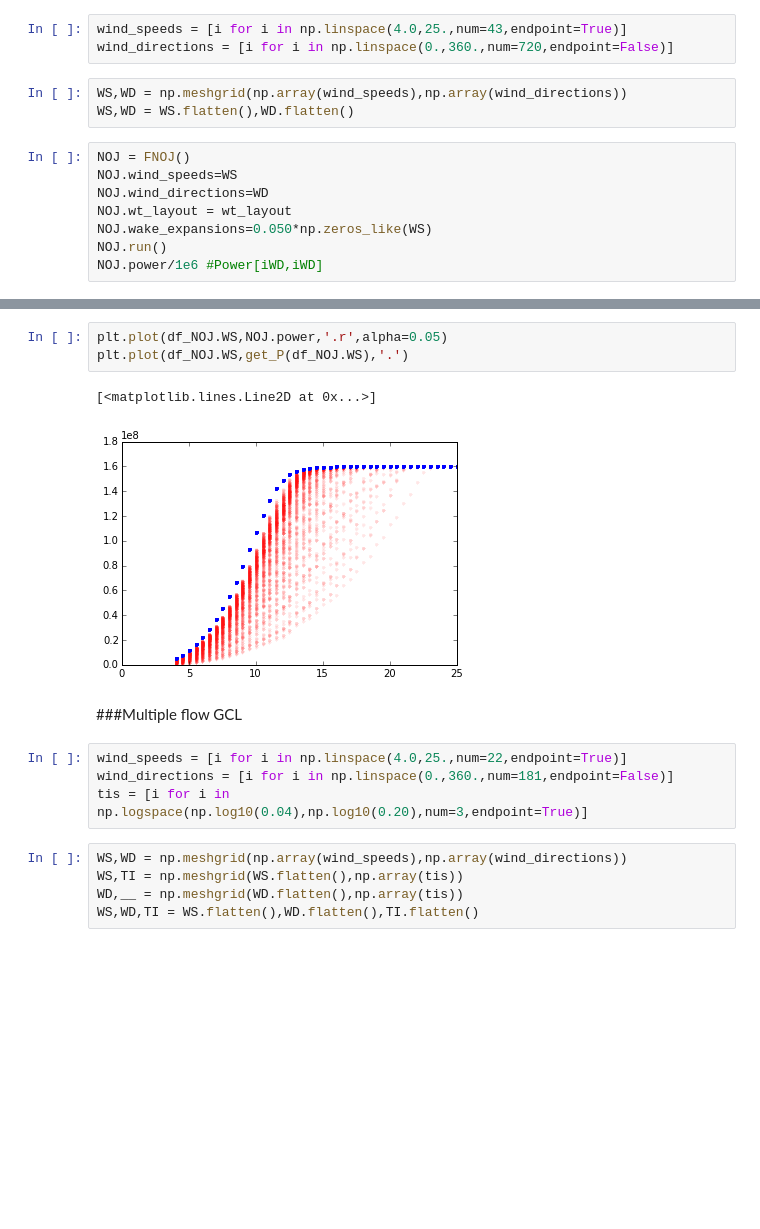
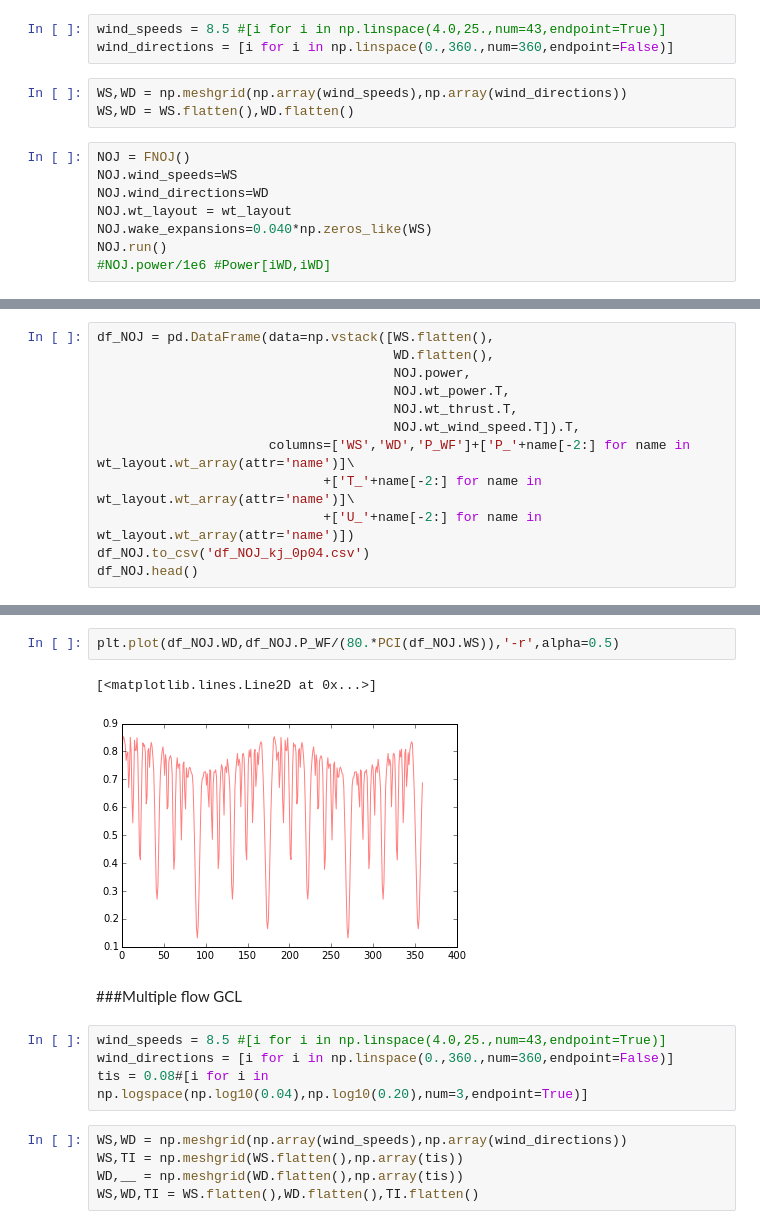
Before and after one commit to FUSED-Wind/FUSED-Wake, a Jupyter notebook: FortranWake/unittests/Example.ipynb, the cells around one changed output, grey strips where cells are left out. Saved outputs shown, nothing was run; the diff lists cells and outputs as text; blank space fills up the shorter version.

Commit message:
fixed bug with stored thrust forces and local hub height wind speeds

```diff
--- a/FortranWake/unittests/Example.ipynb
+++ b/FortranWake/unittests/Example.ipynb
@@ -169,8 +178,8 @@ print
 # %% [markdown]
 ###Multiple flow NOJ
 # %%
-wind_speeds = [i for i in np.linspace(4.0,25.,num=43,endpoint=True)]
-wind_directions = [i for i in np.linspace(0.,360.,num=720,endpoint=False)]
+wind_speeds = 8.5 #[i for i in np.linspace(4.0,25.,num=43,endpoint=True)]
+wind_directions = [i for i in np.linspace(0.,360.,num=360,endpoint=False)]
 # %%
 WS,WD = np.meshgrid(np.array(wind_speeds),np.array(wind_directions))
 WS,WD = WS.flatten(),WD.flatten()
@@ -179,6 +188,6 @@ NOJ = FNOJ()
 NOJ.wind_speeds=WS
 NOJ.wind_directions=WD
 NOJ.wt_layout = wt_layout
-NOJ.wake_expansions=0.050*np.zeros_like(WS)
+NOJ.wake_expansions=0.040*np.zeros_like(WS)
 NOJ.run()
-NOJ.power/1e6 #Power[iWD,iWD]
+#NOJ.power/1e6 #Power[iWD,iWD]
@@ -216,0 +194,12 @@ df_NOJ.head()
+# %%
+df_NOJ = pd.DataFrame(data=np.vstack([WS.flatten(),
+                                      WD.flatten(),
+                                      NOJ.power,
+                                      NOJ.wt_power.T,
+                                      NOJ.wt_thrust.T,
+                                      NOJ.wt_wind_speed.T]).T,
+                      columns=['WS','WD','P_WF']+['P_'+name[-2:] for name in wt_layout.wt_array(attr='name')]\
+                             +['T_'+name[-2:] for name in wt_layout.wt_array(attr='name')]\
+                             +['U_'+name[-2:] for name in wt_layout.wt_array(attr='name')])
+df_NOJ.to_csv('df_NOJ_kj_0p04.csv')
+df_NOJ.head()
@@ -217,15 +214,14 @@ df_NOJ.head()
 # %%
-plt.plot(df_NOJ.WS,NOJ.power,'.r',alpha=0.05)
-plt.plot(df_NOJ.WS,get_P(df_NOJ.WS),'.')
+plt.plot(df_NOJ.WD,df_NOJ.P_WF/(80.*PCI(df_NOJ.WS)),'-r',alpha=0.5)
 # %% [output]
 [<matplotlib.lines.Line2D at 0x...>]
-[figure, old version]
+[figure, new version]
 # %% [markdown]
 ###Multiple flow GCL
 # %%
-wind_speeds = [i for i in np.linspace(4.0,25.,num=22,endpoint=True)]
-wind_directions = [i for i in np.linspace(0.,360.,num=181,endpoint=False)]
-tis = [i for i in np.logspace(np.log10(0.04),np.log10(0.20),num=3,endpoint=True)]
+wind_speeds = 8.5 #[i for i in np.linspace(4.0,25.,num=43,endpoint=True)]
+wind_directions = [i for i in np.linspace(0.,360.,num=360,endpoint=False)]
+tis = 0.08#[i for i in np.logspace(np.log10(0.04),np.log10(0.20),num=3,endpoint=True)]
 # %%
 WS,WD = np.meshgrid(np.array(wind_speeds),np.array(wind_directions))
 WS,TI = np.meshgrid(WS.flatten(),np.array(tis))
```
Also changed, not shown: parts of 12 cells of this notebook, 4 other files.
